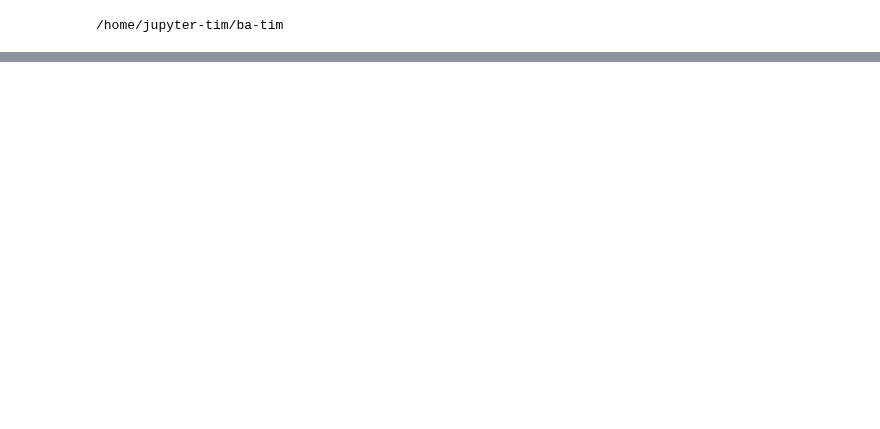
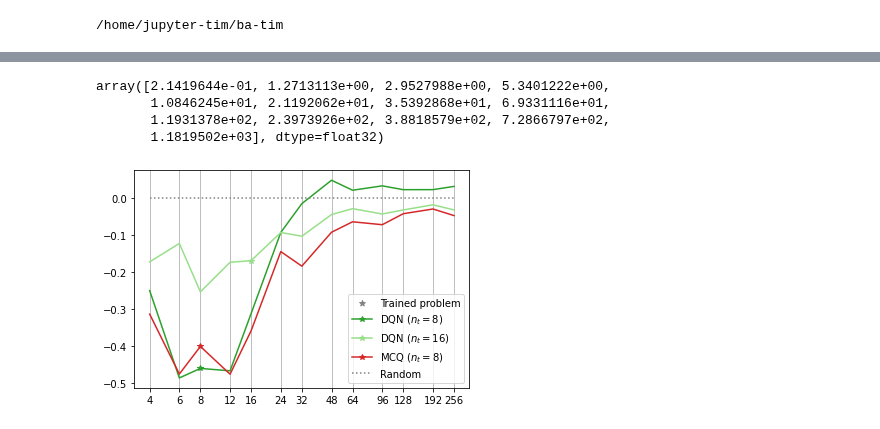
Before and after one commit to timgott/DeepQAP, a Jupyter notebook: evaluation/Generalization_by_size.ipynb, the cells around one changed output, grey strips where cells are left out. Saved outputs shown, nothing was run; the diff lists cells and outputs as text; code cells hidden in the pictures; blank space fills up the shorter version.

```diff
--- a/evaluation/Generalization_by_size.ipynb
+++ b/evaluation/Generalization_by_size.ipynb
@@ -86,6 +87,7 @@ solvers = {
     'rand10k': lambda qap: solve_best_of_k(qap, 10000, solve_random),
     'a2c_sm': load_checkpoints(Path('runs/a2c_ms100x_smallrandoms/lr4e-5_s2'))[-1].solve,
     'mcq_sm': load_checkpoints(Path('runs/mcq_eps0_smallrandoms/lr3e-4_s2'))[-1].solve,
+    'dqn_md_e': load_checkpoints(Path('runs/dqn_dense_ms_ec_mediumrandoms/lr5e-4_s1'))[-1].solve,
 }
 # %% [output]
 runs/a2c_ms100x_mediumrandoms/lr4e-5_s3/checkpoint_0.pth
@@ -173,0 +240,37 @@ last8opt on n=256: mean=16306.987, var=7822.518, t=3.550
+# %%
+plot_path = Path("./paper/plots/generalization/")
+# %%
+results["random"]["means"] - results["faq"]["means"]
+# %% [output]
+array([2.1419644e-01, 1.2713113e+00, 2.9527988e+00, 5.3401222e+00,
+       1.0846245e+01, 2.1192062e+01, 3.5392868e+01, 6.9331116e+01,
+       1.1931378e+02, 2.3973926e+02, 3.8818579e+02, 7.2866797e+02,
+       1.1819502e+03], dtype=float32)
+# %%
+def create_plot(solvers, size=(6,4)):
+    plt.figure(figsize=size)
+    for s in solvers:
+        rm = results["random"]["means"]
+        rv = results["random"]["vars"]
+        style = plot_styles[s]
+        markers = [sizes.index(style.train_marker)] if style.train_marker else []
+        plt.plot(
+            sizes, (results[s]["means"] - rm) / rv,
+            label=style.label,
+            color=style.color,
+            linestyle=style.line_style,
+            marker='*' if len(markers) else None,
+            markevery=markers
+        )
+    handles, labels = plt.gca().get_legend_handles_labels()
+    handles = [plt.scatter([], [], marker='*', color='gray'), *handles]
+    labels = ["Trained problem", *labels]
+    plt.legend(handles, labels, loc='lower right')
+    plt.semilogx(base=2)
+    plt.xticks(sizes, labels=sizes)
+    plt.grid(axis='x')
+# %%
+create_plot(["dqn_sm", "dqn_md", "mcq_sm", "random"])
+plt.savefig(plot_path / "value_based.pdf")
+# %% [output]
+[figure, added]
```
Also changed, not shown: parts of 21 cells of this notebook.
